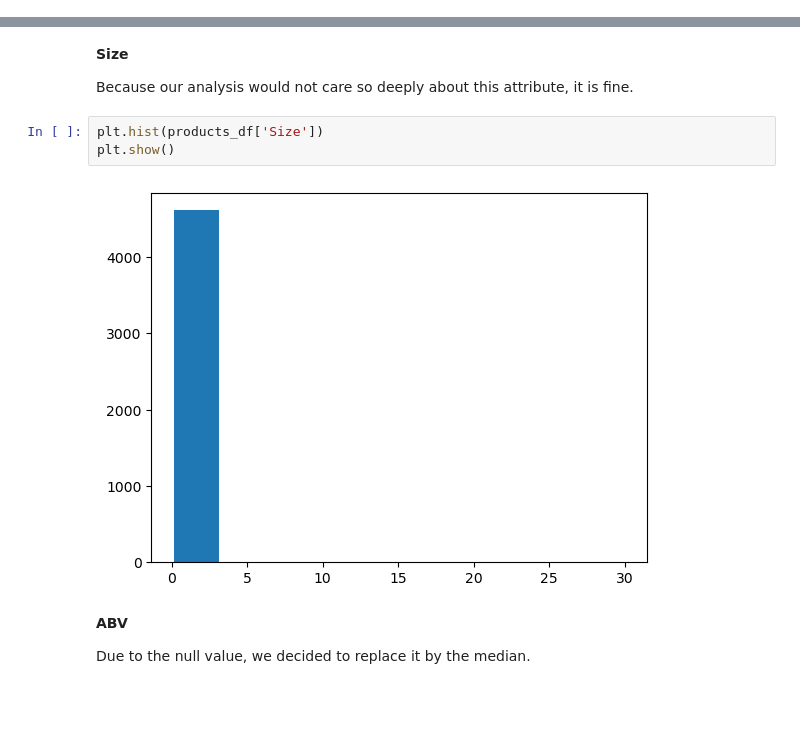
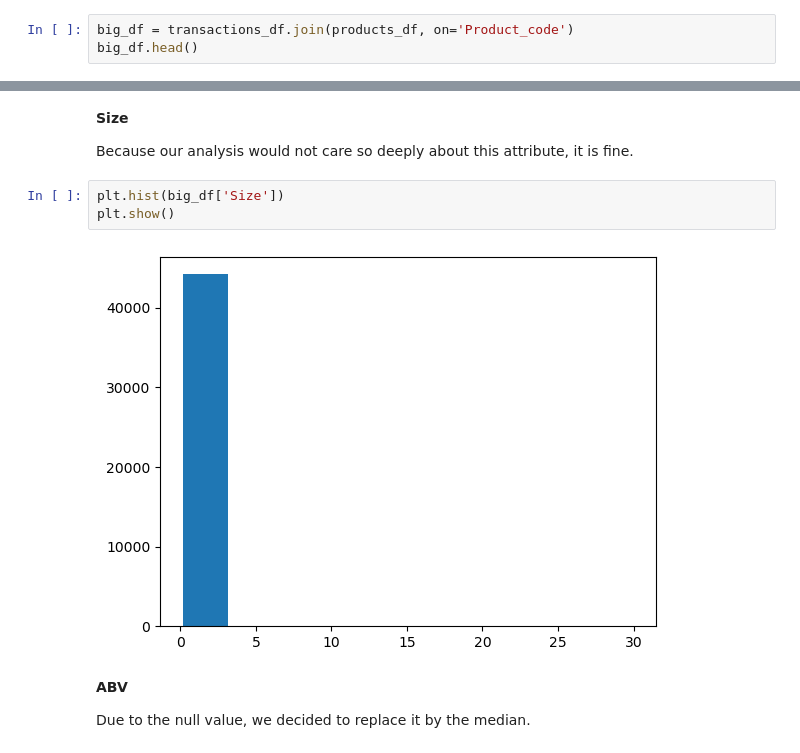
Before and after one commit to daongochoa2002/Mid-term-Project-Group-5, a Jupyter notebook: Bar Sales Analysis.ipynb, the cells around one changed output, grey strips where cells are left out. Saved outputs shown, nothing was run; the diff lists cells and outputs as text; blank space fills up the shorter version.

```diff
--- a/Bar Sales Analysis.ipynb
+++ b/Bar Sales Analysis.ipynb
@@ -80,0 +139,3 @@ memory usage: 332.1+ KB
+# %%
+big_df = transactions_df.join(products_df, on='Product_code')
+big_df.head()
@@ -140,10 +180,10 @@ df
 
 Because our analysis would not care so deeply about this attribute, it is fine.
 # %%
-plt.hist(products_df['Size'])
+plt.hist(big_df['Size'])
 plt.show()
 # %% [output]
-[figure, old version]
+[figure, new version]
 # %% [markdown]
 **ABV**
 
```
Also changed, not shown: parts of 37 cells of this notebook.
